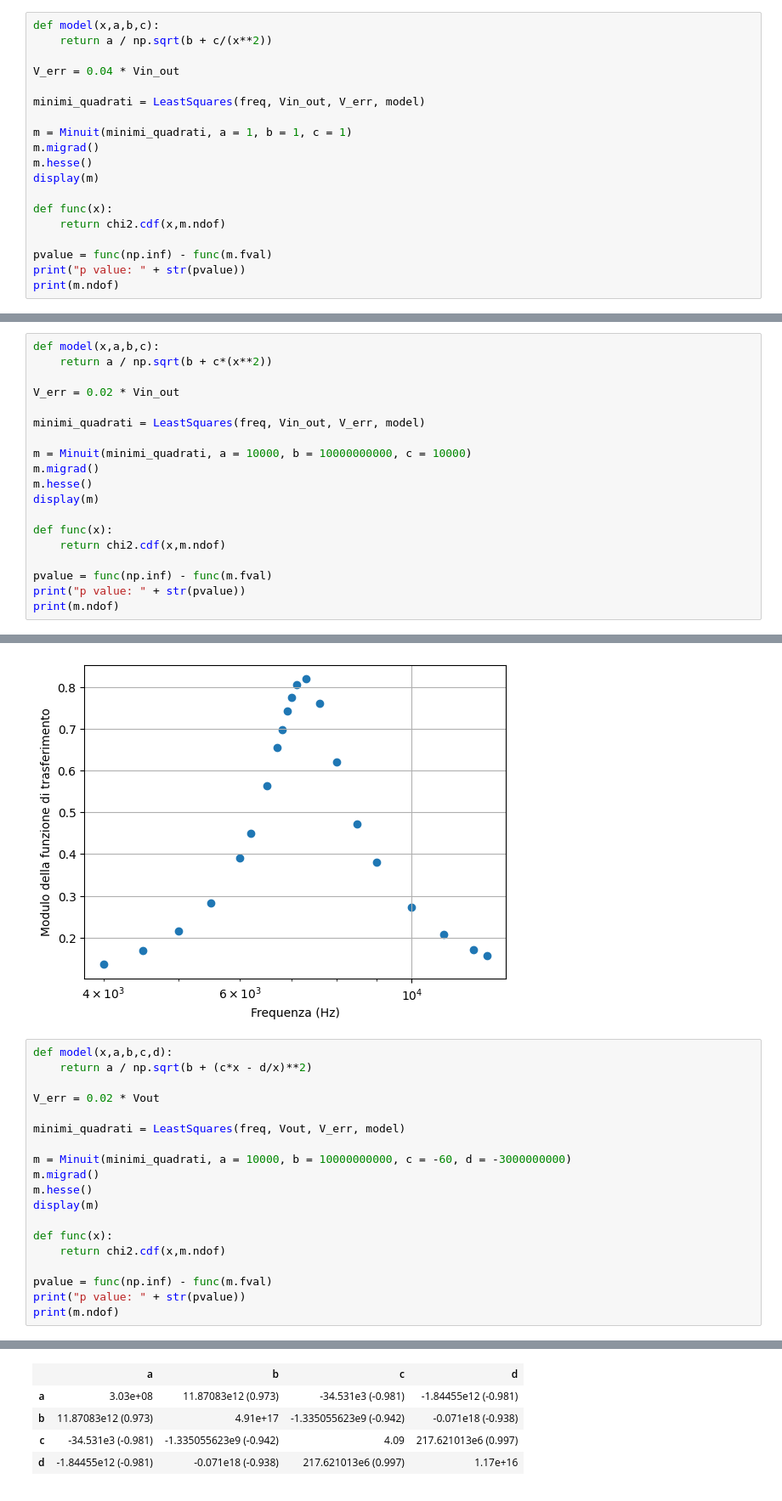
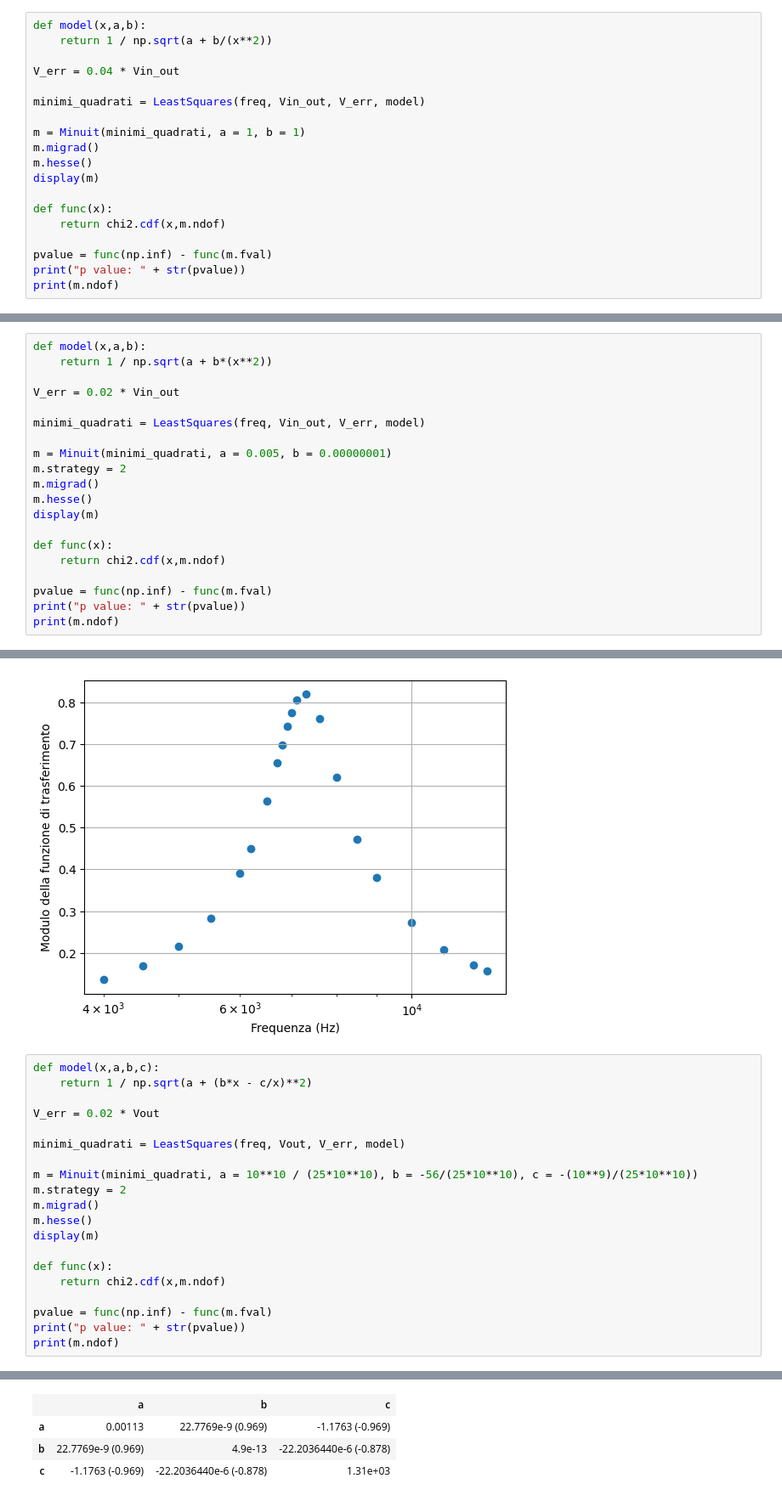
Before and after one commit to ARossiUnimib/Laboratorio-2---Gruppo-21-A.A.-2023-24, a Jupyter notebook: Notebooks/Circuiti_3/Circuiti_3.ipynb, the cells around one changed output, grey strips where cells are left out. Shown: that part at 85% size. Cells and saved outputs as stored; diff of their text form.

```diff
--- a/Notebooks/Circuiti_3/Circuiti_3.ipynb
+++ b/Notebooks/Circuiti_3/Circuiti_3.ipynb
@@ -200,14 +200,14 @@ plt.show()
 # %% [output]
 [figure]
 # %%
-def model(x,a,b,c):
-    return a / np.sqrt(b + c/(x**2))
+def model(x,a,b):
+    return 1 / np.sqrt(a + b/(x**2))
 
 V_err = 0.04 * Vin_out
 
 minimi_quadrati = LeastSquares(freq, Vin_out, V_err, model)
 
-m = Minuit(minimi_quadrati, a = 1, b = 1, c = 1)
+m = Minuit(minimi_quadrati, a = 1, b = 1)
 m.migrad()
 m.hesse()
 display(m)
@@ -330,14 +328,15 @@ plt.show()
 # %% [output]
 [figure]
 # %%
-def model(x,a,b,c):
-    return a / np.sqrt(b + c*(x**2))
+def model(x,a,b):
+    return 1 / np.sqrt(a + b*(x**2))
 
 V_err = 0.02 * Vin_out
 
 minimi_quadrati = LeastSquares(freq, Vin_out, V_err, model)
 
-m = Minuit(minimi_quadrati, a = 10000, b = 10000000000, c = 10000)
+m = Minuit(minimi_quadrati, a = 0.005, b = 0.00000001)
+m.strategy = 2
 m.migrad()
 m.hesse()
 display(m)
@@ -417,14 +408,15 @@ plt.show()
 # %% [output]
 [figure]
 # %%
-def model(x,a,b,c,d):
-    return a / np.sqrt(b + (c*x - d/x)**2)
+def model(x,a,b,c):
+    return 1 / np.sqrt(a + (b*x - c/x)**2)
 
 V_err = 0.02 * Vout
 
 minimi_quadrati = LeastSquares(freq, Vout, V_err, model)
 
-m = Minuit(minimi_quadrati, a = 10000, b = 10000000000, c = -60, d = -3000000000)
+m = Minuit(minimi_quadrati, a = 10**10 / (25*10**10), b = -56/(25*10**10), c = -(10**9)/(25*10**10))
+m.strategy = 2
 m.migrad()
 m.hesse()
 display(m)
@@ -450,5 +441,4 @@ print(m.ndof)
-|  | a | b | c | d |
-| a | 3.03e+08 | 11.87083e12 (0.973) | -34.531e3 (-0.981) | -1.84455e12 (-0.981) |
-| b | 11.87083e12 (0.973) | 4.91e+17 | -1.335055623e9 (-0.942) | -0.071e18 (-0.938) |
-| c | -34.531e3 (-0.981) | -1.335055623e9 (-0.942) | 4.09 | 217.621013e6 (0.997) |
-| d | -1.84455e12 (-0.981) | -0.071e18 (-0.938) | 217.621013e6 (0.997) | 1.17e+16 |
+|  | a | b | c |
+| a | 0.00113 | 22.7769e-9 (0.969) | -1.1763 (-0.969) |
+| b | 22.7769e-9 (0.969) | 4.9e-13 | -22.2036440e-6 (-0.878) |
+| c | -1.1763 (-0.969) | -22.2036440e-6 (-0.878) | 1.31e+03 |
```
Also changed, not shown: parts of 7 cells of this notebook.
